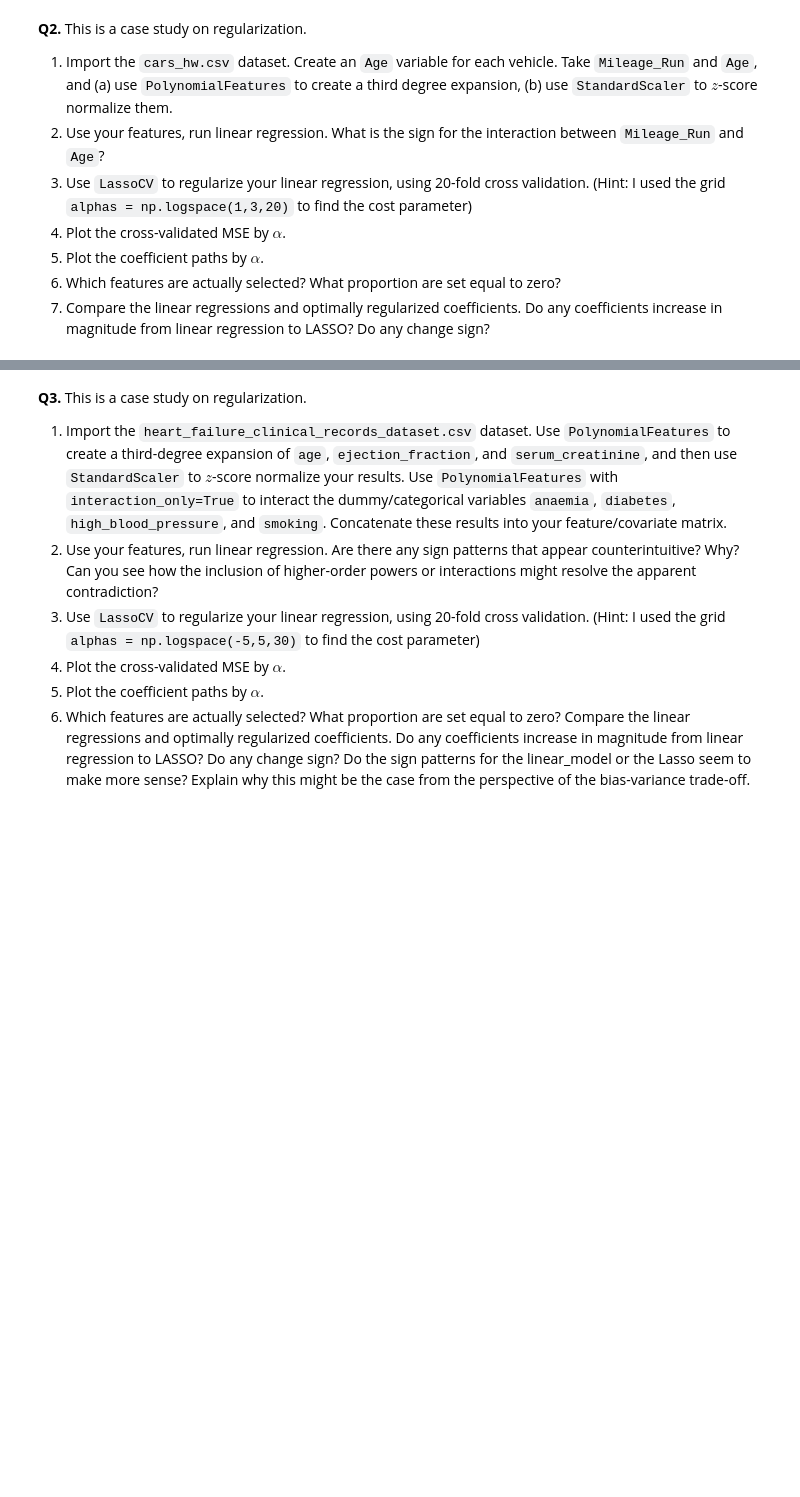
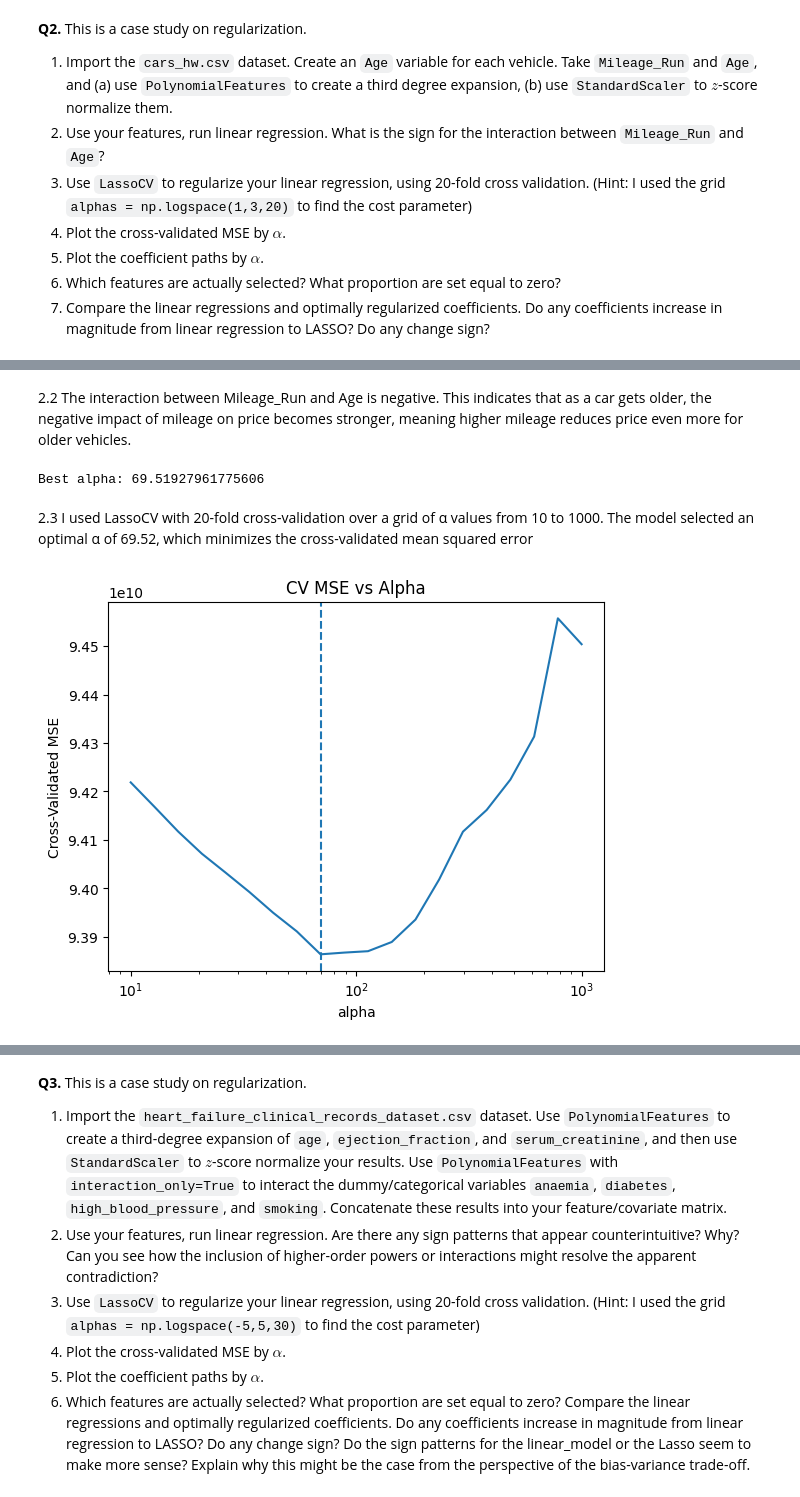
Before and after one commit to richarddo3/undergrad_ml_assignments, a Jupyter notebook: 04_assignment_regularization.ipynb, the cells around one changed output, grey strips where cells are left out. Cells and saved outputs as stored; diff of their text form; code cells hidden in the pictures; blank space fills up the shorter version.

```diff
--- a/04_assignment_regularization.ipynb
+++ b/04_assignment_regularization.ipynb
@@ -45,0 +109,42 @@ No, you do not include the penalty term in evaluating the cross validated MSE wh
+# %% [markdown]
+2.2 The interaction between Mileage_Run and Age is negative. This indicates that as a car gets older, the negative impact of mileage on price becomes stronger, meaning higher mileage reduces price even more for older vehicles.
+# %%
+#2.3
+
+from sklearn.linear_model import LassoCV
+
+# Define alphas (as given in hint)
+alphas = np.logspace(1, 3, 20)
+
+# LASSO with 20-fold CV
+lasso = LassoCV(alphas=alphas, cv=20)
+lasso.fit(X_scaled, y)
+
+# Best alpha
+best_alpha = lasso.alpha_
+print("Best alpha:", best_alpha)
+# %% [output]
+Best alpha: 69.51927961775606
+# %% [markdown]
+2.3 I used LassoCV with 20-fold cross-validation over a grid of α values from 10 to 1000. The model selected an optimal α of 69.52, which minimizes the cross-validated mean squared error
+# %%
+#2.4
+
+import matplotlib.pyplot as plt
+
+# Mean CV MSE across folds
+mse_mean = np.mean(lasso.mse_path_, axis=1)
+
+# Plot
+plt.figure()
+plt.plot(lasso.alphas_, mse_mean)
+plt.xscale("log")
+plt.xlabel("alpha")
+plt.ylabel("Cross-Validated MSE")
+plt.title("CV MSE vs Alpha")
+
+# Mark best alpha
+plt.axvline(lasso.alpha_, linestyle="--")
+plt.show()
+# %% [output]
+[figure, added]
```
Also changed, not shown: parts of 11 cells of this notebook.
